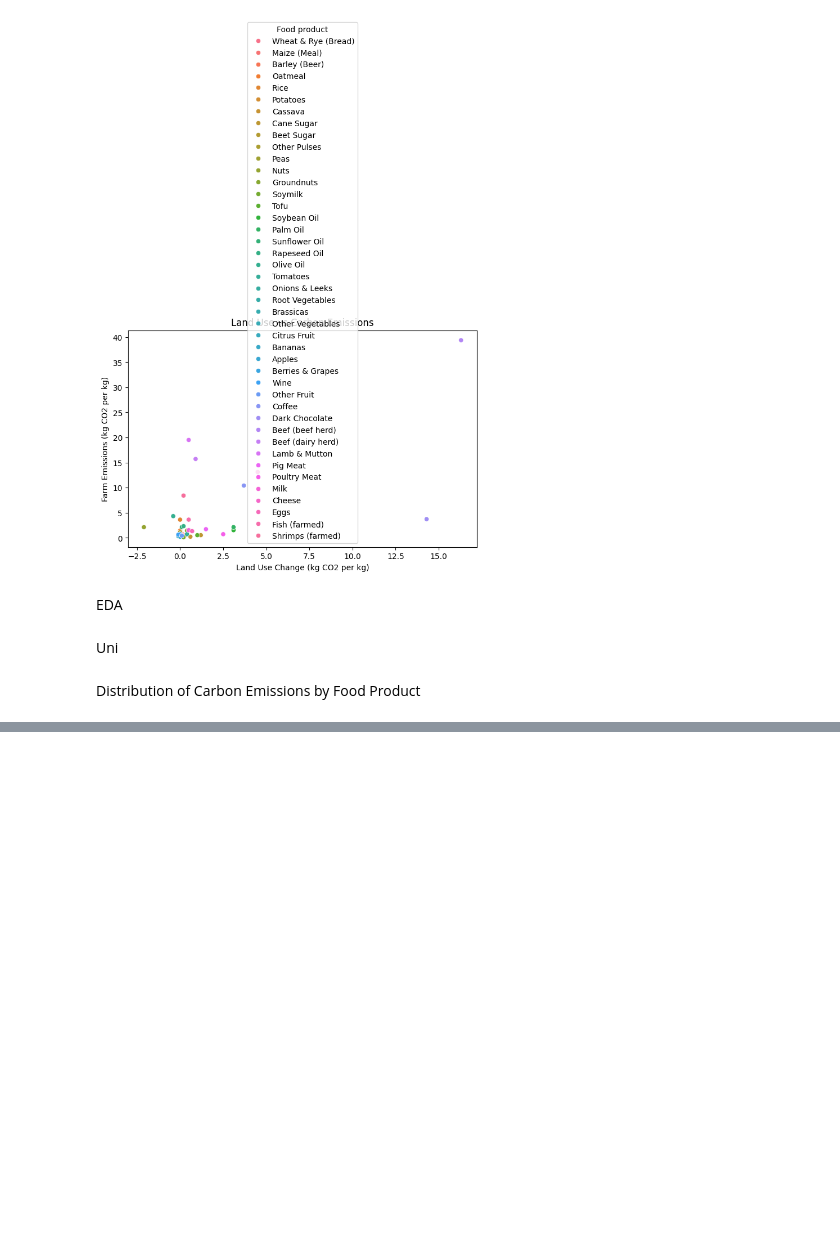
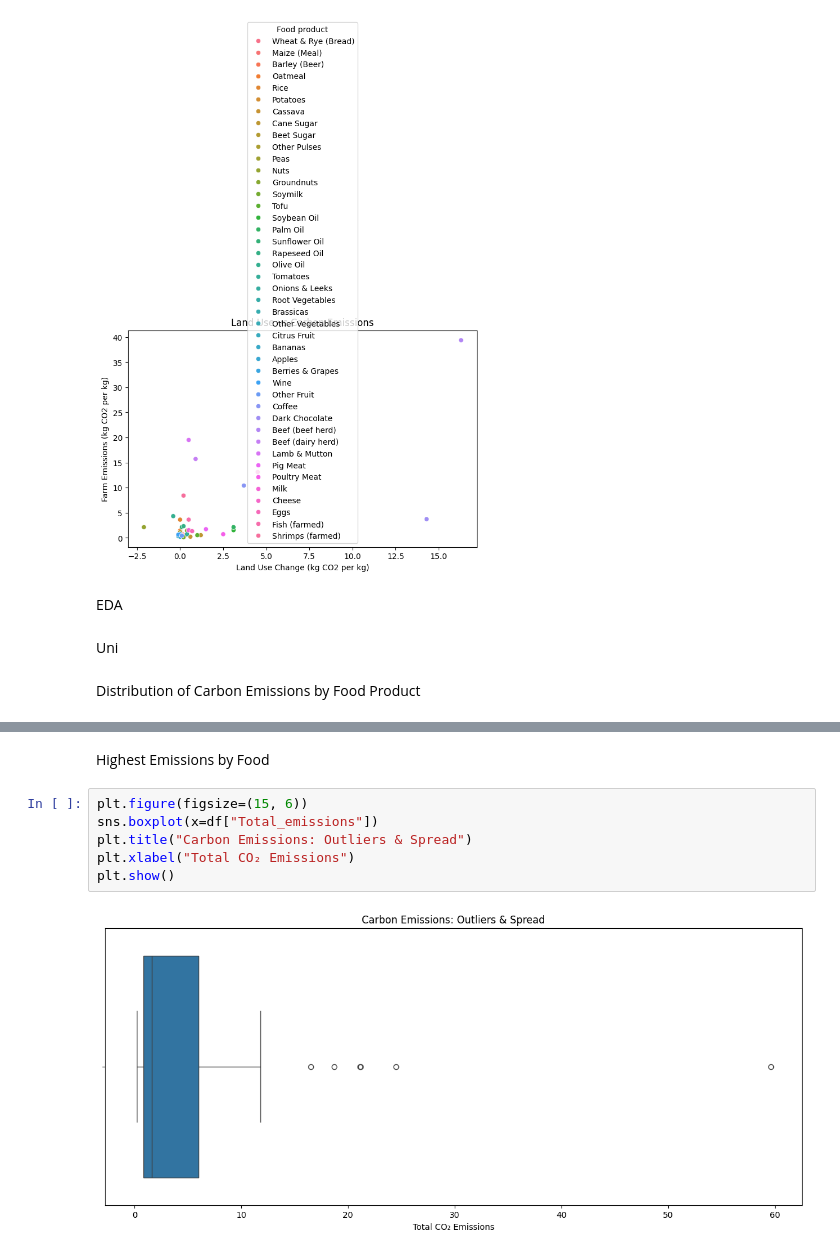
Before and after one commit to Victor-Osei/Environmental-Impact-of-Food-Production-Analysis, a Jupyter notebook: fpa.ipynb, the cells around one changed output, grey strips where cells are left out. Drawn from its saved outputs; the diff is of its cells as text; blank space fills up the shorter version.

```diff
--- a/fpa.ipynb
+++ b/fpa.ipynb
@@ -141,0 +141,10 @@ plt.show()
+# %% [markdown]
+Highest Emissions by Food
+# %%
+plt.figure(figsize=(15, 6))
+sns.boxplot(x=df["Total_emissions"])
+plt.title("Carbon Emissions: Outliers & Spread")
+plt.xlabel("Total CO₂ Emissions")
+plt.show()
+# %% [output]
+[figure, added]
```
Also changed, not shown: parts of 1 cell of this notebook.
